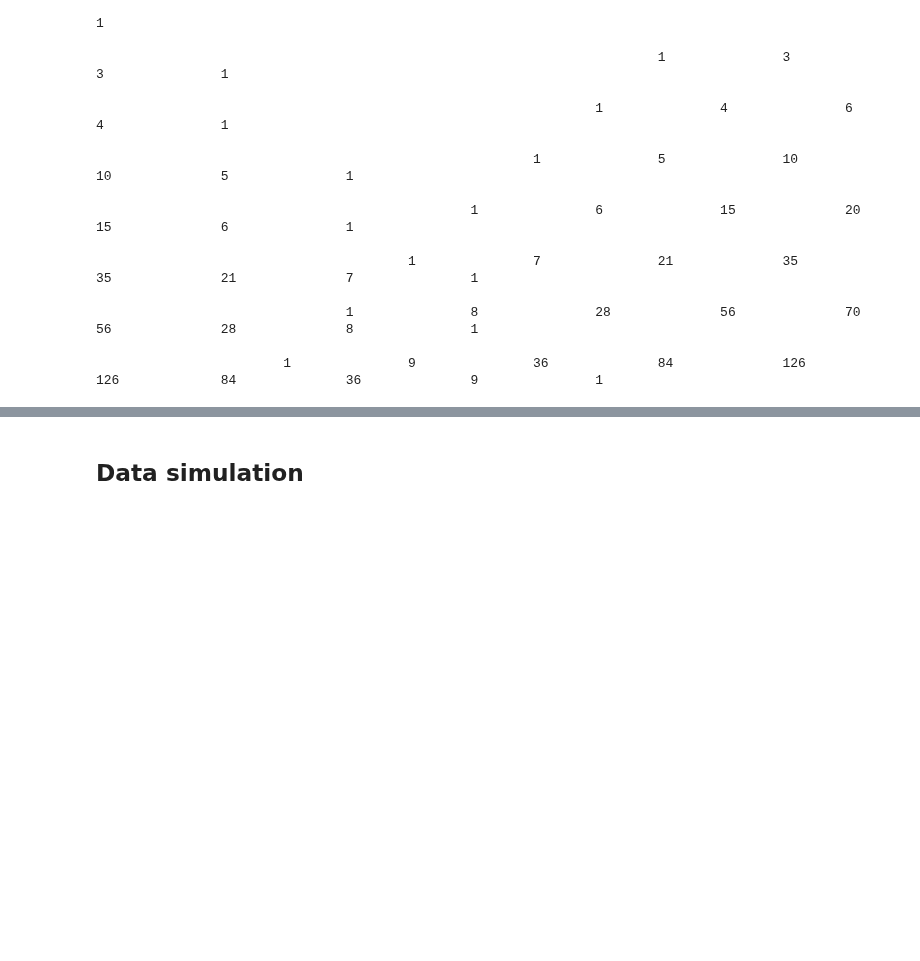
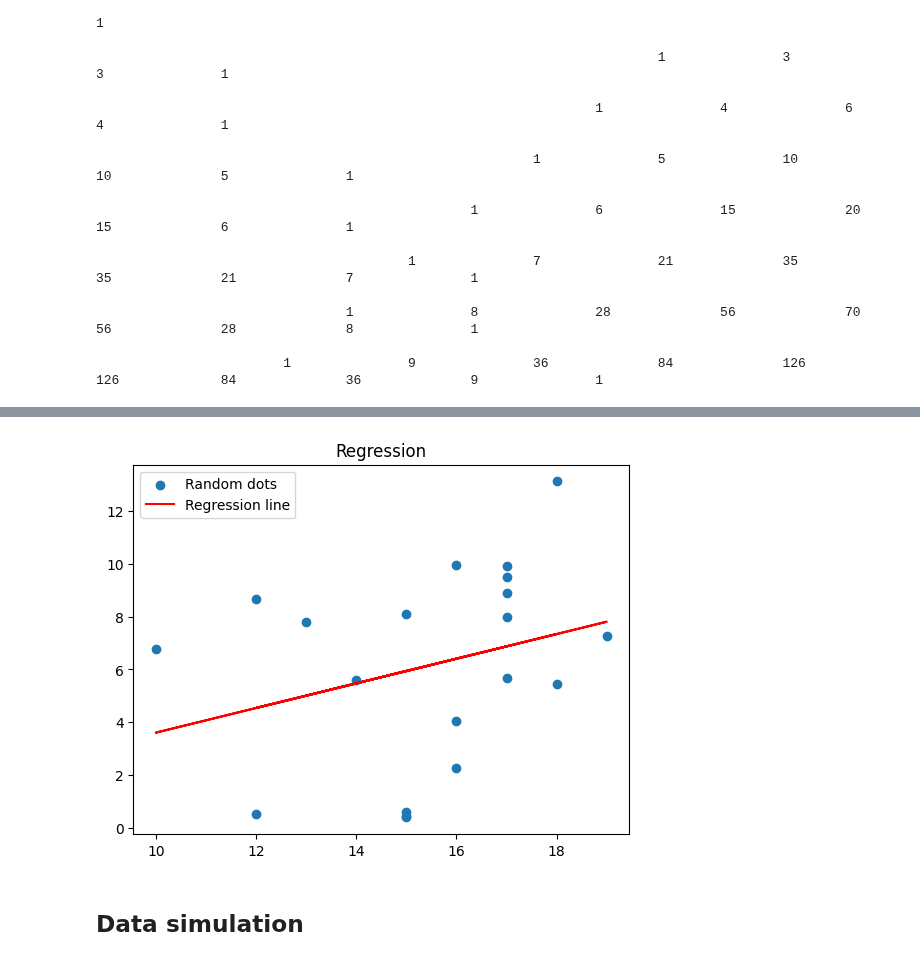
Before and after one commit to nescuderor/Personal_portfolio, a Jupyter notebook: 01_Basics.ipynb, the cells around one changed output, grey strips where cells are left out. Saved outputs shown, nothing was run; the diff lists cells and outputs as text; code cells hidden in the pictures; blank space fills up the shorter version.

Commit message:
Expanding basic demonstrations: Vectorized and matricial operations + linear regression stimation application via OLS

```diff
--- a/01_Basics.ipynb
+++ b/01_Basics.ipynb
@@ -317,3 +467,23 @@ for i in range(1, maximum_level+1): #Iterator for rows
+# %%
+#Calculating a linear regression via OLS by the algebraic representation
+yvalues = np.transpose(np.array(np.random.normal(5, 5, 20), ndmin=2)) #Generating random numbers
+xvalues = np.column_stack([np.random.binomial(30, 0.5, 20)]) #Generating random explanatory variables
+
+#Restructuring X to add the constant term
+xvalues_ols = np.column_stack([np.ones((xvalues.shape[0], 1)), xvalues])
+
+#Calculating the coefficients via linear algebra
+estimates = np.dot(np.linalg.inv(np.dot(np.transpose(xvalues_ols), xvalues_ols)), np.dot(np.transpose(xvalues_ols), yvalues))
+yestim = np.dot(xvalues_ols, estimates)
+
+#Plotting the random dots and the regression line
+plt.title("Regression")
+plt.scatter(xvalues, yvalues, label="Random dots")
+plt.plot(xvalues, yestim, c="r", label="Regression line")
+plt.legend(loc="upper left")
+plt.show()
+# %% [output]
+[figure, added]
 # %% [markdown]
 ## Data simulation
 # %%
```
Also changed, not shown: parts of 13 cells of this notebook.
